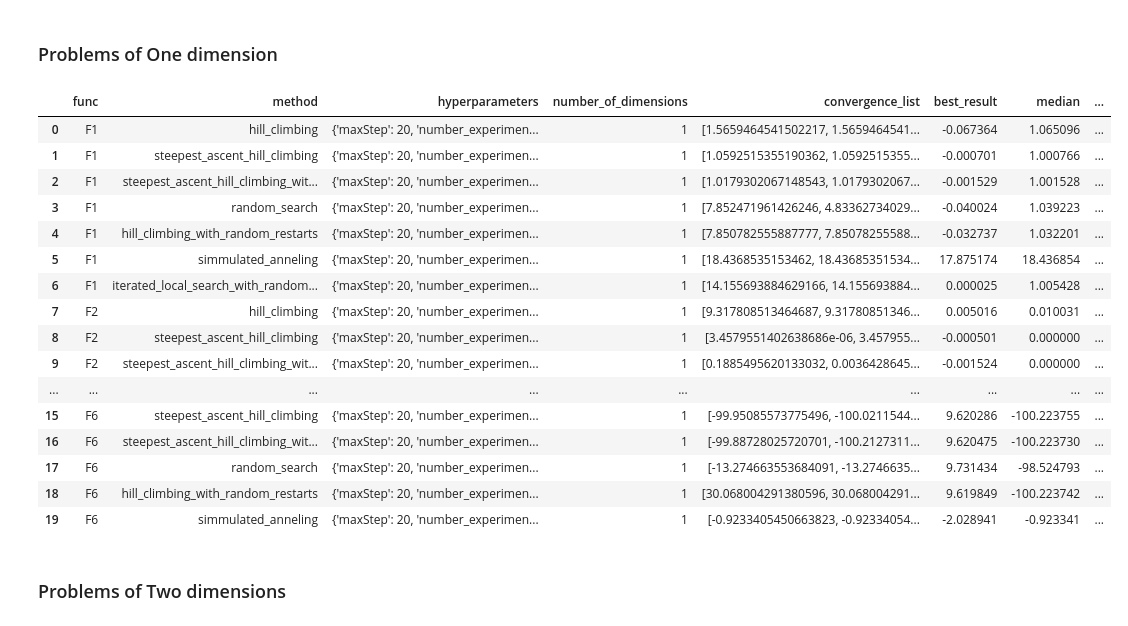
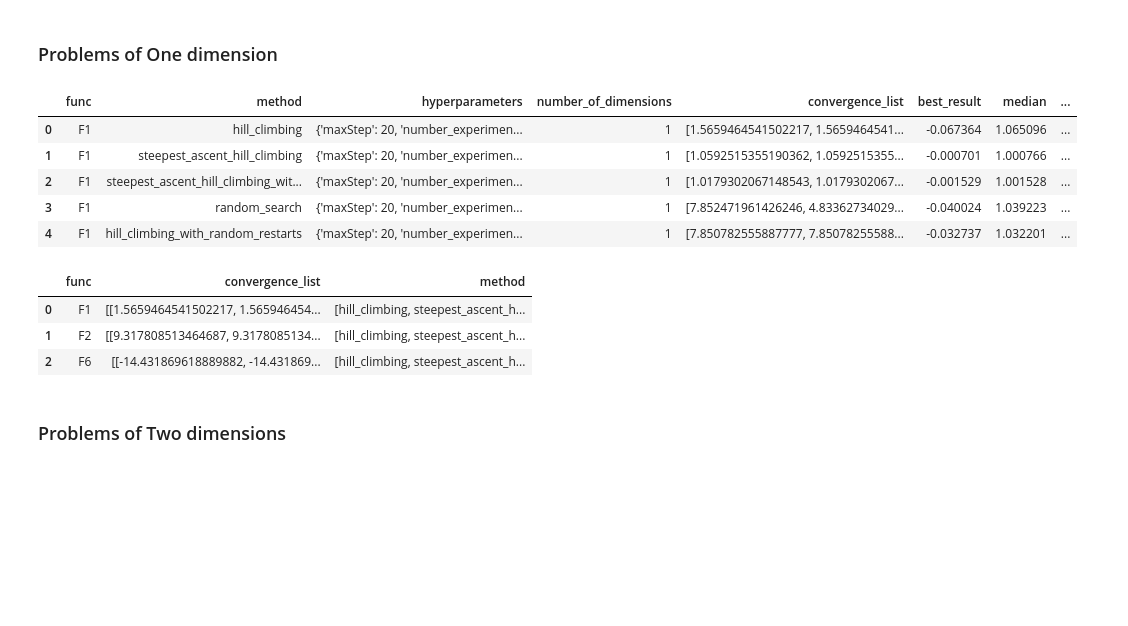
Before and after one commit to lemurianredmage/maestria-sandbox, a Jupyter notebook: Semestre-02/computo_evolutivo/evolutive-computer-algorithms/src/metaheuristics_methods_evaluation.ipynb, the cells around one changed output. Cells and saved outputs as stored; diff of their text form; code cells hidden in the pictures; blank space fills up the shorter version.

```diff
--- a/Semestre-02/computo_evolutivo/evolutive-computer-algorithms/src/metaheuristics_methods_evaluation.ipynb
+++ b/Semestre-02/computo_evolutivo/evolutive-computer-algorithms/src/metaheuristics_methods_evaluation.ipynb
@@ -9,22 +9,11 @@ from Experiment import Experiment
 # %%
 one_dimension_df = Experiment.experimentForOneDimension(500, 500)
 # %%
-one_dimension_df.head(20)
+one_dimension_df.head(5)
 # %% [output]
 |  | func | method | hyperparameters | number_of_dimensions | convergence_list | best_result | median | ... |
 | 0 | F1 | hill_climbing | {'maxStep': 20, 'number_experimen... | 1 | [1.5659464541502217, 1.5659464541... | -0.067364 | 1.065096 | ... |
 | 1 | F1 | steepest_ascent_hill_climbing | {'maxStep': 20, 'number_experimen... | 1 | [1.0592515355190362, 1.0592515355... | -0.000701 | 1.000766 | ... |
 | 2 | F1 | steepest_ascent_hill_climbing_wit... | {'maxStep': 20, 'number_experimen... | 1 | [1.0179302067148543, 1.0179302067... | -0.001529 | 1.001528 | ... |
 | 3 | F1 | random_search | {'maxStep': 20, 'number_experimen... | 1 | [7.852471961426246, 4.83362734029... | -0.040024 | 1.039223 | ... |
 | 4 | F1 | hill_climbing_with_random_restarts | {'maxStep': 20, 'number_experimen... | 1 | [7.850782555887777, 7.85078255588... | -0.032737 | 1.032201 | ... |
-| 5 | F1 | simmulated_anneling | {'maxStep': 20, 'number_experimen... | 1 | [18.4368535153462, 18.43685351534... | 17.875174 | 18.436854 | ... |
-| 6 | F1 | iterated_local_search_with_random... | {'maxStep': 20, 'number_experimen... | 1 | [14.155693884629166, 14.155693884... | 0.000025 | 1.005428 | ... |
-| 7 | F2 | hill_climbing | {'maxStep': 20, 'number_experimen... | 1 | [9.317808513464687, 9.31780851346... | 0.005016 | 0.010031 | ... |
-| 8 | F2 | steepest_ascent_hill_climbing | {'maxStep': 20, 'number_experimen... | 1 | [3.4579551402638686e-06, 3.457955... | -0.000501 | 0.000000 | ... |
-| 9 | F2 | steepest_ascent_hill_climbing_wit... | {'maxStep': 20, 'number_experimen... | 1 | [0.1885495620133032, 0.0036428645... | -0.001524 | 0.000000 | ... |
-| ... | ... | ... | ... | ... | ... | ... | ... | ... |
-| 15 | F6 | steepest_ascent_hill_climbing | {'maxStep': 20, 'number_experimen... | 1 | [-99.95085573775496, -100.0211544... | 9.620286 | -100.223755 | ... |
-| 16 | F6 | steepest_ascent_hill_climbing_wit... | {'maxStep': 20, 'number_experimen... | 1 | [-99.88728025720701, -100.2127311... | 9.620475 | -100.223730 | ... |
-| 17 | F6 | random_search | {'maxStep': 20, 'number_experimen... | 1 | [-13.274663553684091, -13.2746635... | 9.731434 | -98.524793 | ... |
-| 18 | F6 | hill_climbing_with_random_restarts | {'maxStep': 20, 'number_experimen... | 1 | [30.068004291380596, 30.068004291... | 9.619849 | -100.223742 | ... |
-| 19 | F6 | simmulated_anneling | {'maxStep': 20, 'number_experimen... | 1 | [-0.9233405450663823, -0.92334054... | -2.028941 | -0.923341 | ... |
@@ -30,0 +25,7 @@ one_dimension_df.head(20)
+# %%
+one_dimension_group_by_function
+# %% [output]
+|  | func | convergence_list | method |
+| 0 | F1 | [[1.5659464541502217, 1.565946454... | [hill_climbing, steepest_ascent_h... |
+| 1 | F2 | [[9.317808513464687, 9.3178085134... | [hill_climbing, steepest_ascent_h... |
+| 2 | F6 | [[-14.431869618889882, -14.431869... | [hill_climbing, steepest_ascent_h... |
```
Also changed, not shown: parts of 4 cells of this notebook.
